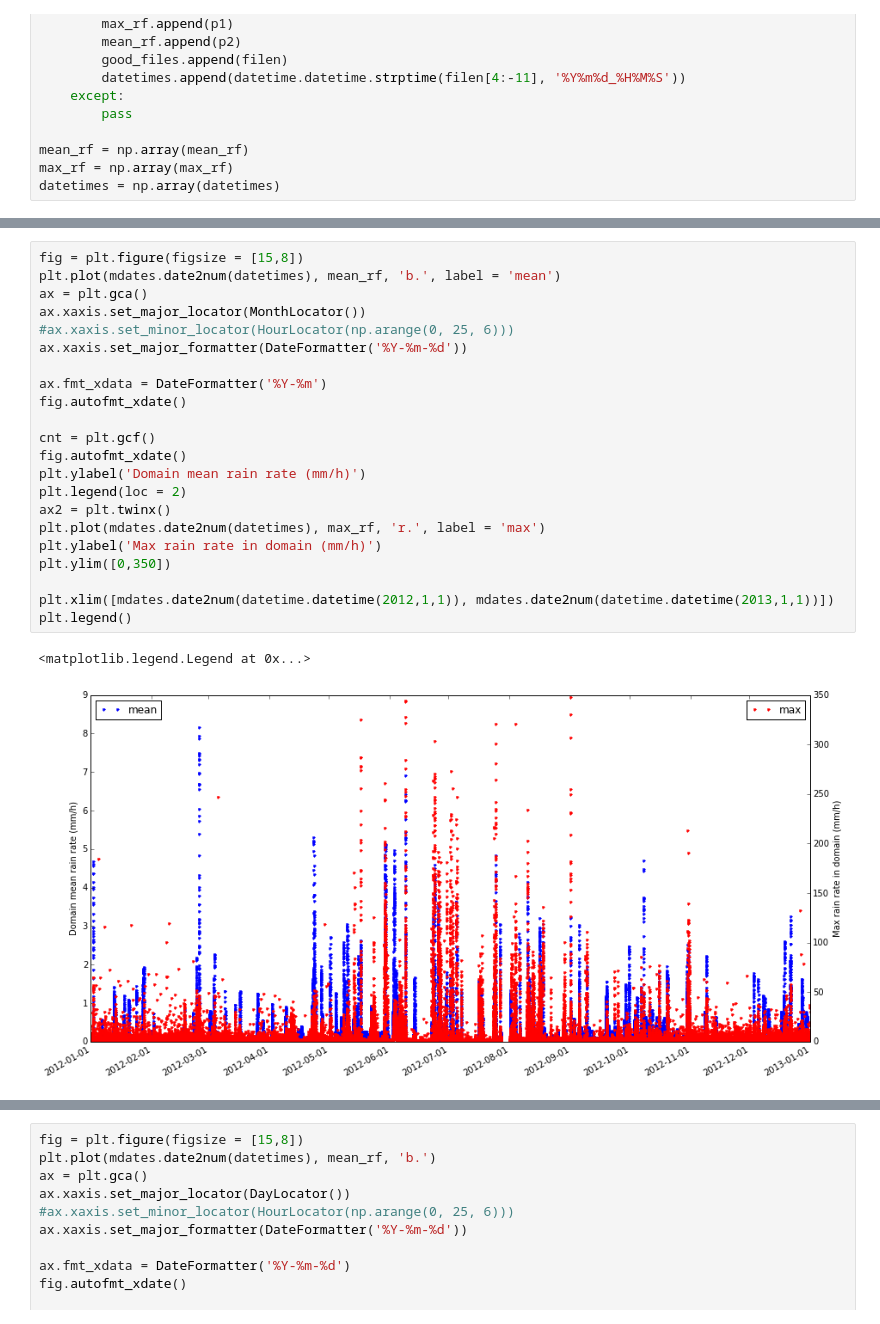
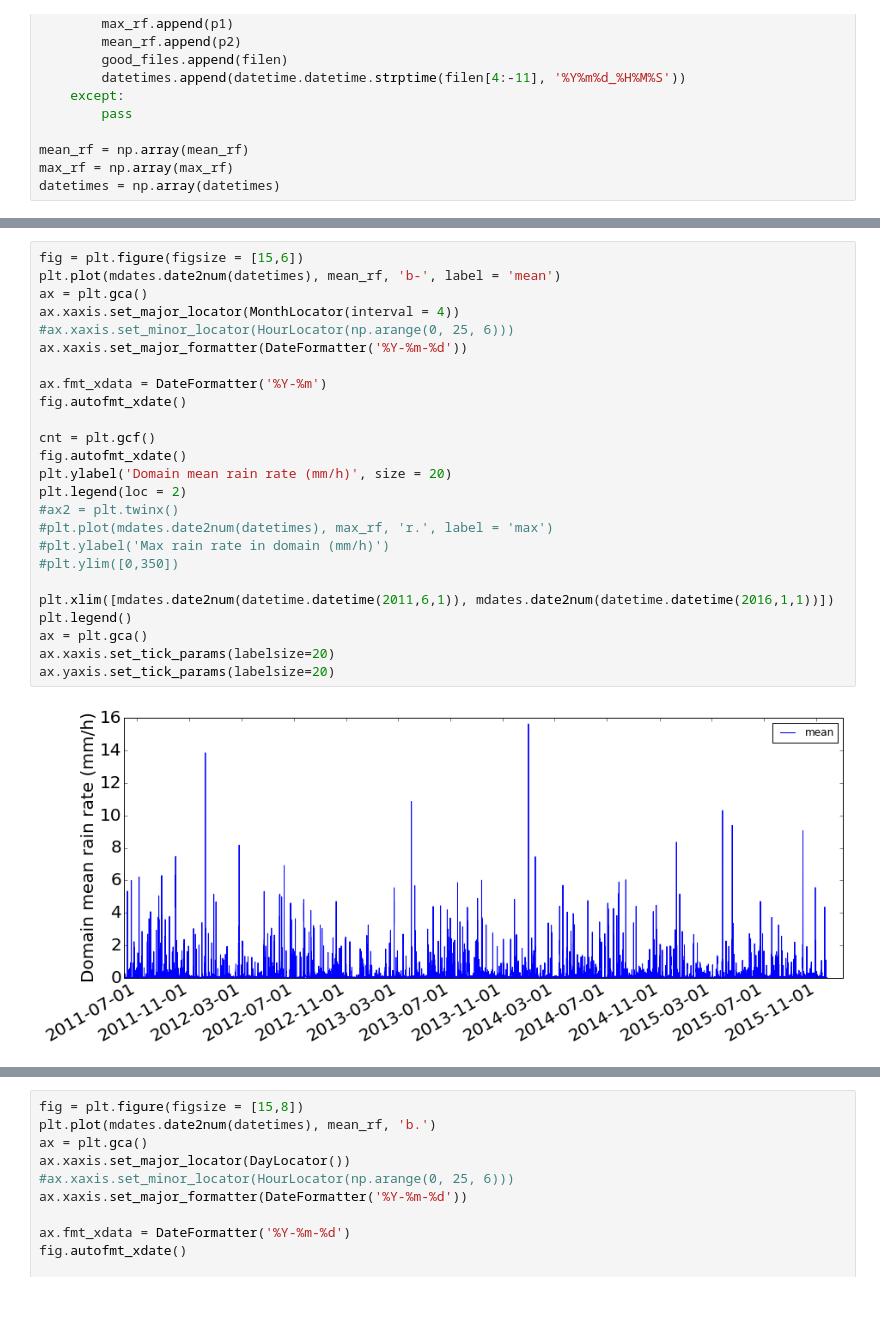
Before and after one commit to EVS-ATMOS/high_resolution_hydrology, a Jupyter notebook: notebooks/maine_2012_analysis.ipynb, the cells around one changed output, grey strips where cells are left out. Cells and saved outputs as stored; diff of their text form.

```diff
--- a/notebooks/maine_2012_analysis.ipynb
+++ b/notebooks/maine_2012_analysis.ipynb
@@ -45,25 +48,27 @@ print(len(all_files), len(good_files))
 # %%
-fig = plt.figure(figsize = [15,8])
-plt.plot(mdates.date2num(datetimes), mean_rf, 'b.', label = 'mean')
+fig = plt.figure(figsize = [15,6])
+plt.plot(mdates.date2num(datetimes), mean_rf, 'b-', label = 'mean')
 ax = plt.gca()
-ax.xaxis.set_major_locator(MonthLocator())
+ax.xaxis.set_major_locator(MonthLocator(interval = 4))
 #ax.xaxis.set_minor_locator(HourLocator(np.arange(0, 25, 6)))
 ax.xaxis.set_major_formatter(DateFormatter('%Y-%m-%d'))
 
 ax.fmt_xdata = DateFormatter('%Y-%m')
 fig.autofmt_xdate()
 
 cnt = plt.gcf()
 fig.autofmt_xdate()
-plt.ylabel('Domain mean rain rate (mm/h)')
+plt.ylabel('Domain mean rain rate (mm/h)', size = 20)
 plt.legend(loc = 2)
-ax2 = plt.twinx()
-plt.plot(mdates.date2num(datetimes), max_rf, 'r.', label = 'max')
-plt.ylabel('Max rain rate in domain (mm/h)')
-plt.ylim([0,350])
+#ax2 = plt.twinx()
+#plt.plot(mdates.date2num(datetimes), max_rf, 'r.', label = 'max')
+#plt.ylabel('Max rain rate in domain (mm/h)')
+#plt.ylim([0,350])
 
-plt.xlim([mdates.date2num(datetime.datetime(2012,1,1)), mdates.date2num(datetime.datetime(2013,1,1))])
+plt.xlim([mdates.date2num(datetime.datetime(2011,6,1)), mdates.date2num(datetime.datetime(2016,1,1))])
 plt.legend()
+ax = plt.gca()
+ax.xaxis.set_tick_params(labelsize=20)
+ax.yaxis.set_tick_params(labelsize=20)
 # %% [output]
-<matplotlib.legend.Legend at 0x...>
-[figure, old version]
+[figure, new version]
```
Also changed, not shown: parts of 30 cells of this notebook, 2 other files.
